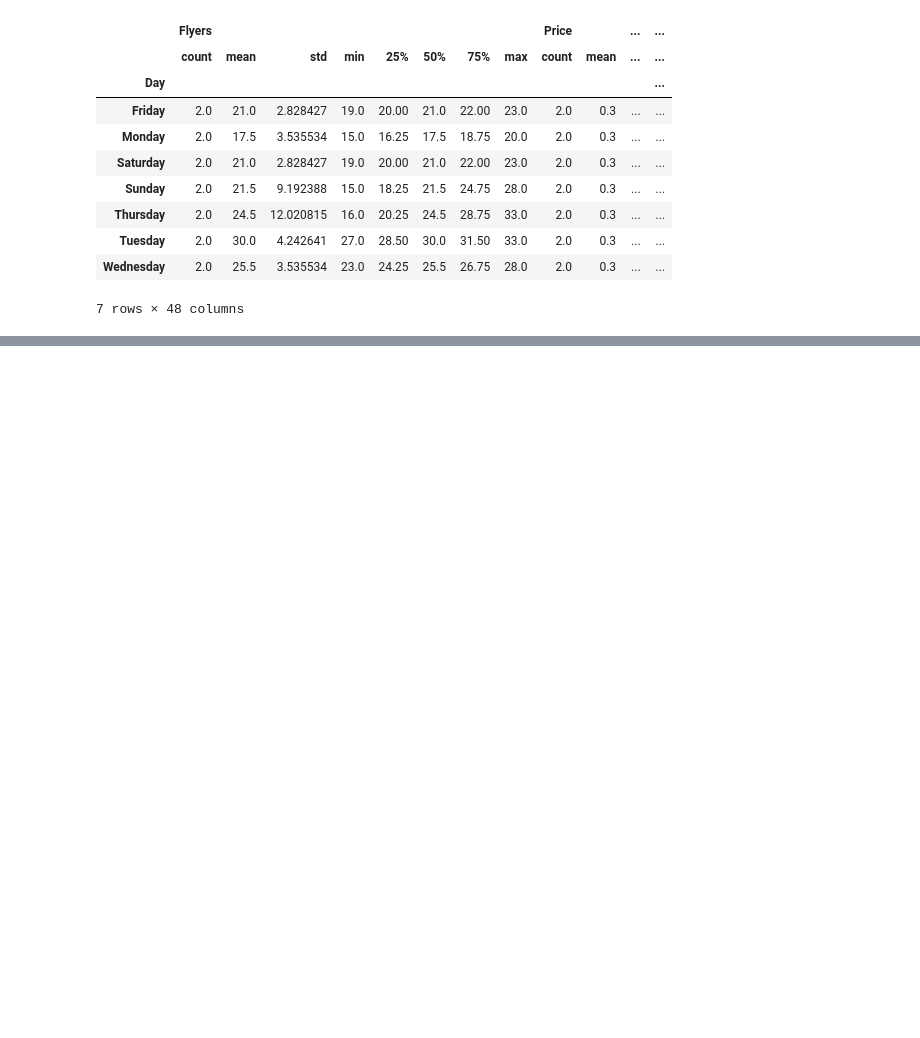
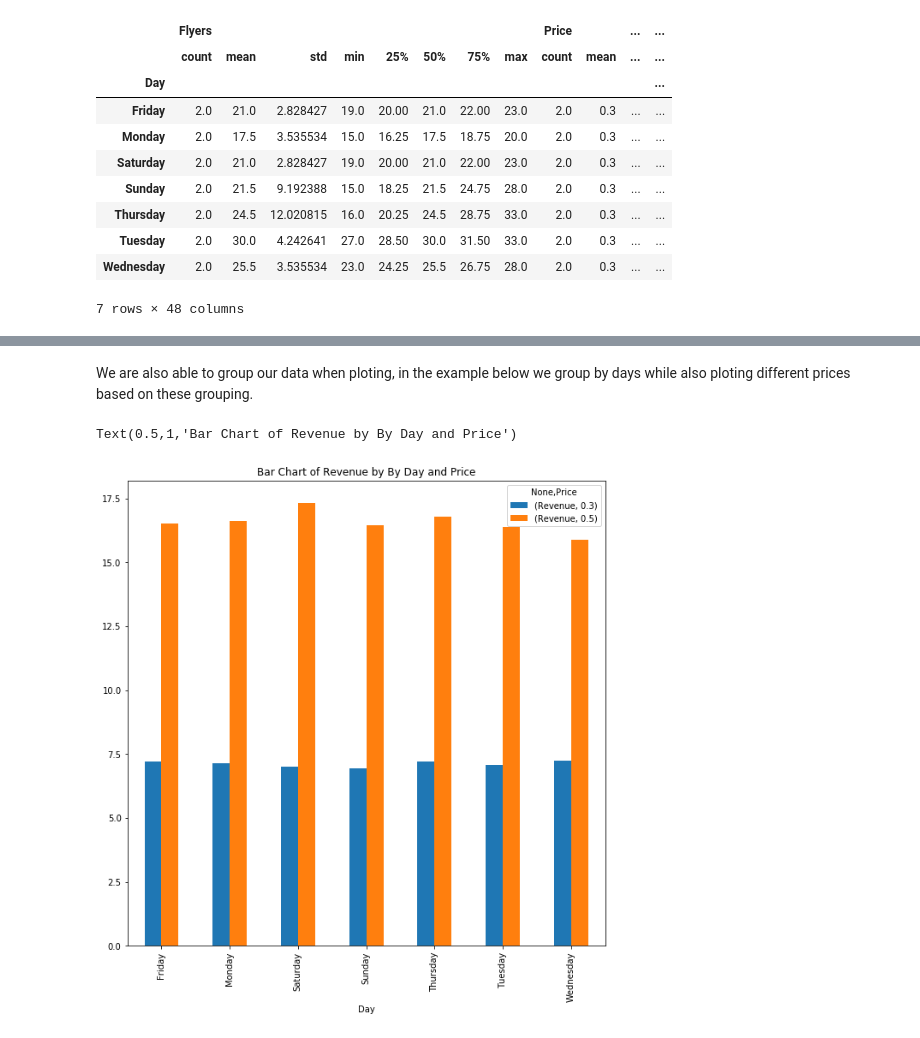
Before and after one commit to Thescuba/data-science, a Jupyter notebook: Data-Analysis-Fundamentals.ipynb, the cells around one changed output, grey strips where cells are left out. Saved outputs shown, nothing was run; the diff lists cells and outputs as text; code cells hidden in the pictures; blank space fills up the shorter version.

```diff
--- a/Data-Analysis-Fundamentals.ipynb
+++ b/Data-Analysis-Fundamentals.ipynb
@@ -80,0 +139,8 @@ df_2_week.groupby('Day').describe()
+# %% [markdown]
+We are also able to group our data when ploting, in the example below we group by days while also ploting different prices based on these grouping.
+# %%
+ax3 = df.loc[:,['Day', 'Revenue', 'Price']].groupby(['Day', 'Price']).mean().unstack().plot.bar( figsize=(10, 10))
+ax3.set_title("Bar Chart of Revenue by By Day and Price")
+# %% [output]
+Text(0.5,1,'Bar Chart of Revenue by By Day and Price')
+[figure, added]
```
Also changed, not shown: parts of 13 cells of this notebook, 1 other file.
